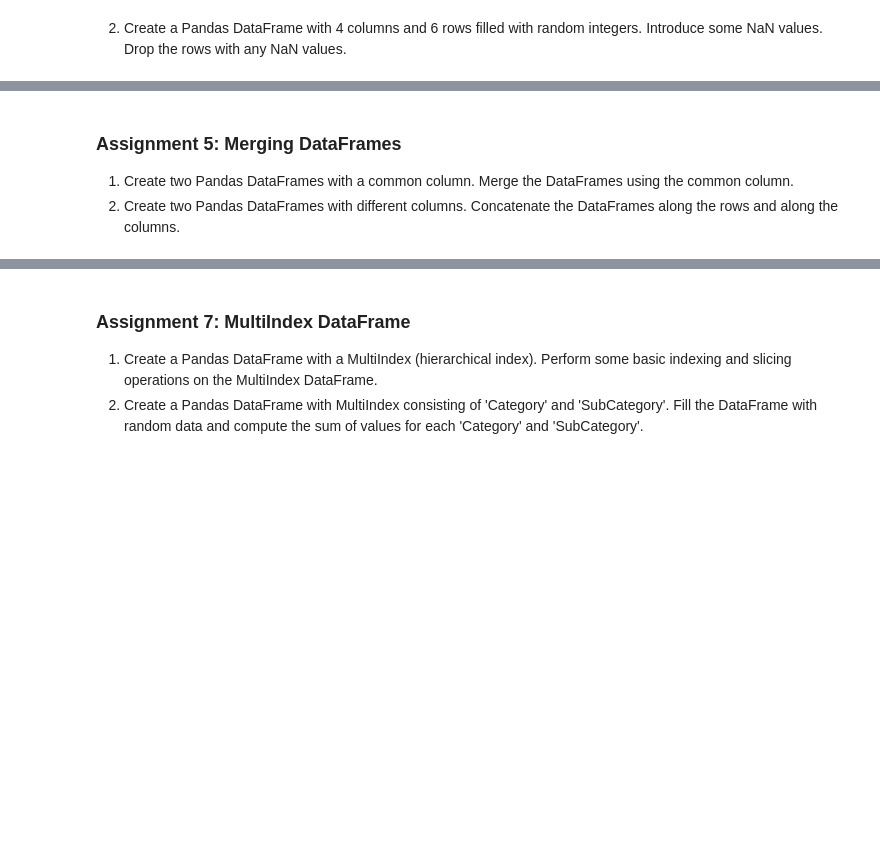
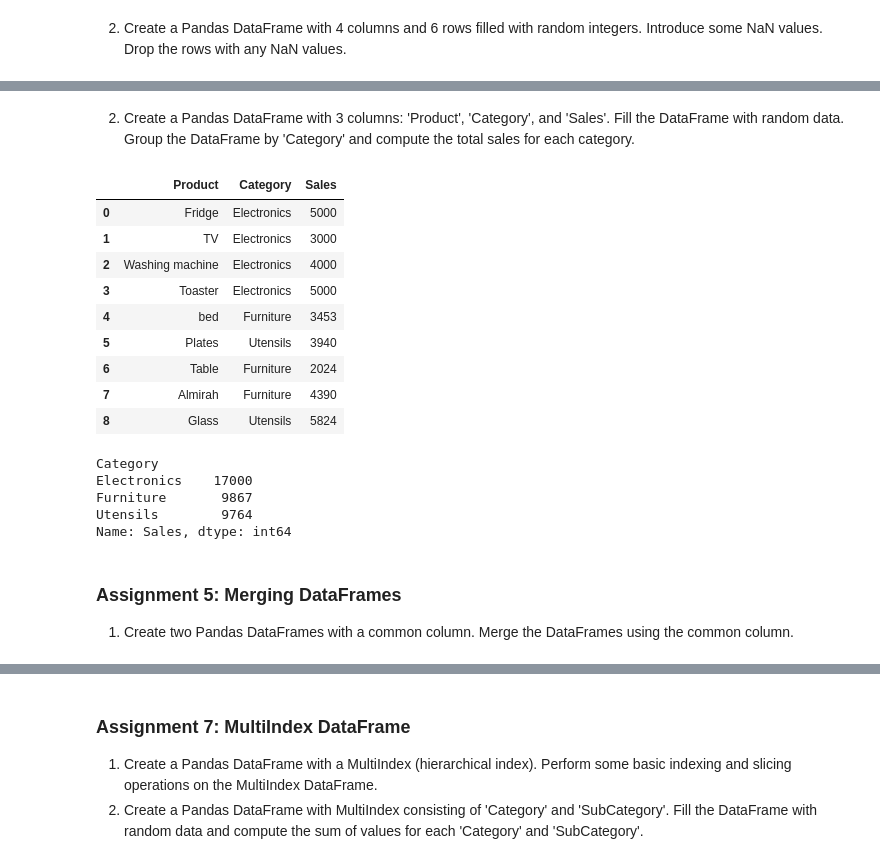
Before and after one commit to ArunNegi112/Python-Learning-Path-Topic-Wise-Assignments, a Jupyter notebook: Assignments/numpypandasassignments/pandasasssignments.ipynb, the cells around one changed output, grey strips where cells are left out. Saved outputs shown, nothing was run; the diff lists cells and outputs as text; code cells hidden in the pictures; blank space fills up the shorter version.

```diff
--- a/Assignments/numpypandasassignments/pandasasssignments.ipynb
+++ b/Assignments/numpypandasassignments/pandasasssignments.ipynb
@@ -217,6 +260,35 @@ df3.dropna(axis=1)    # Drop the columns
+# %% [markdown]
+
+2. Create a Pandas DataFrame with 3 columns: 'Product', 'Category', and 'Sales'. Fill the DataFrame with random data. Group the DataFrame by 'Category' and compute the total sales for each category.
+# %%
+df4 = pd.DataFrame({
+    'Product':['Fridge','TV','Washing machine','Toaster','bed','Plates','Table','Almirah','Glass'],
+    'Category':['Electronics','Electronics','Electronics','Electronics','Furniture','Utensils','Furniture','Furniture','Utensils'],
+    'Sales':[5000,3000,4000,5000,3453,3940,2024,4390,5824],
+})
+df4
+# %% [output]
+|  | Product | Category | Sales |
+| 0 | Fridge | Electronics | 5000 |
+| 1 | TV | Electronics | 3000 |
+| 2 | Washing machine | Electronics | 4000 |
+| 3 | Toaster | Electronics | 5000 |
+| 4 | bed | Furniture | 3453 |
+| 5 | Plates | Utensils | 3940 |
+| 6 | Table | Furniture | 2024 |
+| 7 | Almirah | Furniture | 4390 |
+| 8 | Glass | Utensils | 5824 |
+# %%
+# for total sales in each cagtegory
+df4.groupby('Category')['Sales'].sum()
+# %% [output]
+Category
+Electronics    17000
+Furniture       9867
+Utensils        9764
+Name: Sales, dtype: int64
 # %% [markdown]
 
 ### Assignment 5: Merging DataFrames
 
 1. Create two Pandas DataFrames with a common column. Merge the DataFrames using the common column.
-2. Create two Pandas DataFrames with different columns. Concatenate the DataFrames along the rows and along the columns.
```
Also changed, not shown: parts of 27 cells of this notebook.
